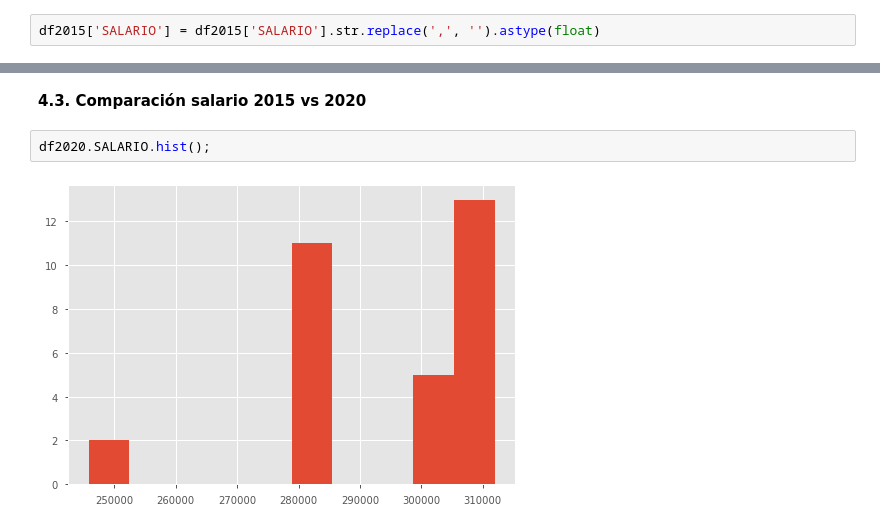
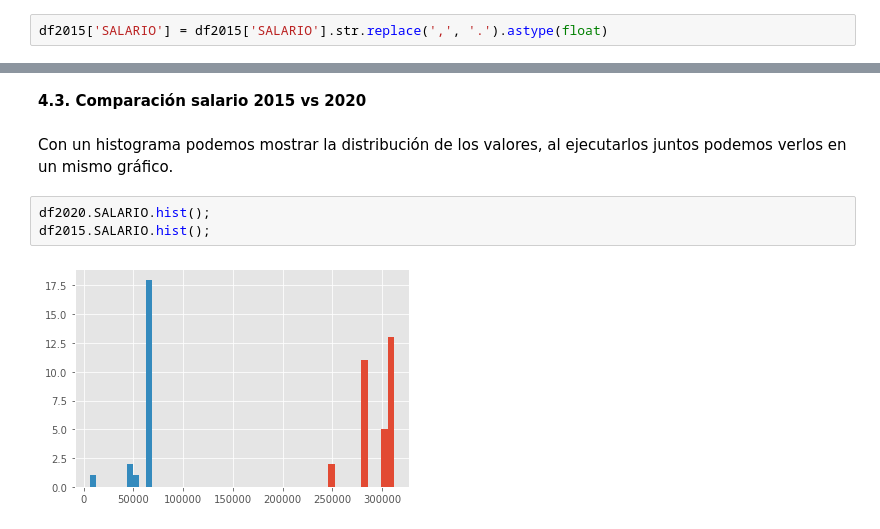
Before and after one commit to Victoriapm/analisis-datos-principiantes, a Jupyter notebook: 1.1. Analisis de datos principiantes - soluciones.ipynb, the cells around one changed output, grey strips where cells are left out. Cells and saved outputs as stored; diff of their text form.

```diff
--- a/1.1. Analisis de datos principiantes - soluciones.ipynb
+++ b/1.1. Analisis de datos principiantes - soluciones.ipynb
@@ -275,5 +281,5 @@ df2020.sample(3)
 # %%
-df2015['SALARIO'] = df2015['SALARIO'].str.replace(',', '').astype(float)
+df2015['SALARIO'] = df2015['SALARIO'].str.replace(',', '.').astype(float)
 # %%
 df2015.sample(10)
 # %% [output]
@@ -364,6 +393,9 @@ plt.xlabel('Salario medio');
 # %% [markdown]
 **4.3. Comparación salario 2015 vs 2020**
+# %% [markdown]
+Con un histograma podemos mostrar la distribución de los valores, al ejecutarlos juntos podemos verlos en un mismo gráfico.
 # %%
 df2020.SALARIO.hist();
+df2015.SALARIO.hist();
 # %% [output]
-[figure, old version]
+[figure, new version]
```
Also changed, not shown: parts of 35 cells of this notebook.
